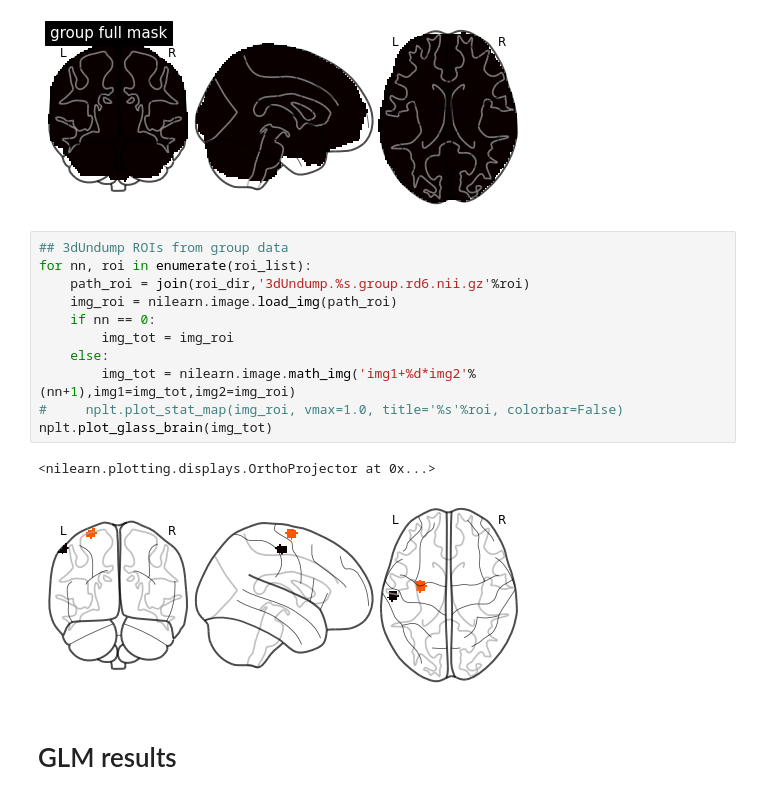
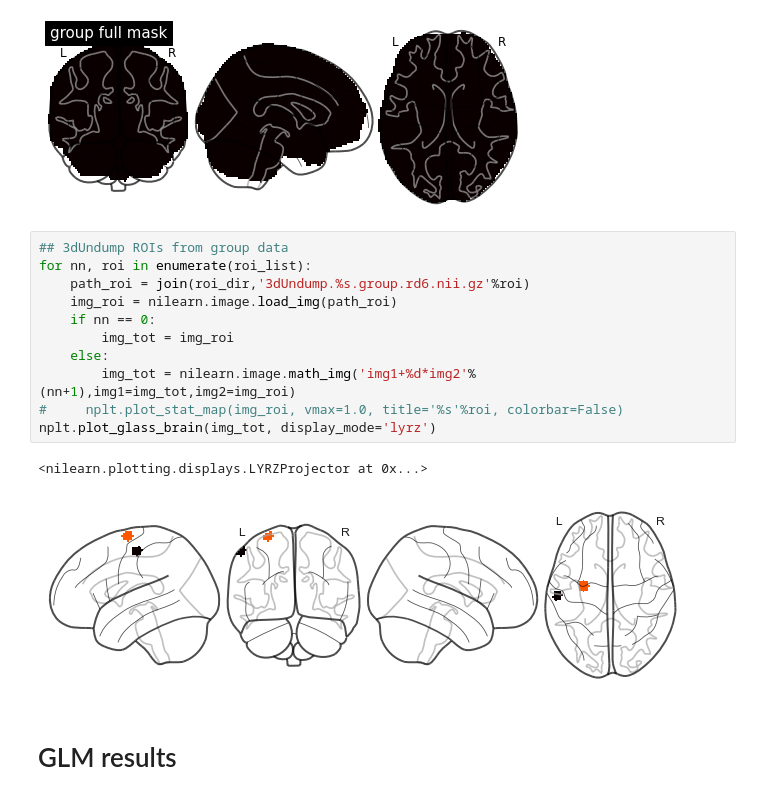
Before and after one commit to psb629/labs, a Jupyter notebook: GL/scripts/fMRI_analysis.ipynb, the cells around one changed output. Saved outputs shown, nothing was run; the diff lists cells and outputs as text.

Commit message:
fancy figures

```diff
--- a/GL/scripts/fMRI_analysis.ipynb
+++ b/GL/scripts/fMRI_analysis.ipynb
@@ -110,17 +111,17 @@ nplt.plot_glass_brain(img_roi, title='group full mask')
 # %%
 ## 3dUndump ROIs from group data
 for nn, roi in enumerate(roi_list):
     path_roi = join(roi_dir,'3dUndump.%s.group.rd6.nii.gz'%roi)
     img_roi = nilearn.image.load_img(path_roi)
     if nn == 0:
         img_tot = img_roi
     else:
         img_tot = nilearn.image.math_img('img1+%d*img2'%(nn+1),img1=img_tot,img2=img_roi)
 #     nplt.plot_stat_map(img_roi, vmax=1.0, title='%s'%roi, colorbar=False)
-nplt.plot_glass_brain(img_tot)
+nplt.plot_glass_brain(img_tot, display_mode='lyrz')
 # %% [output]
-<nilearn.plotting.displays.OrthoProjector at 0x...>
+<nilearn.plotting.displays.LYRZProjector at 0x...>
-[figure, old version]
+[figure, new version]
 # %% [markdown]
 # GLM results
 # %% [markdown]
```
Also changed, not shown: parts of 4 cells of this notebook.
